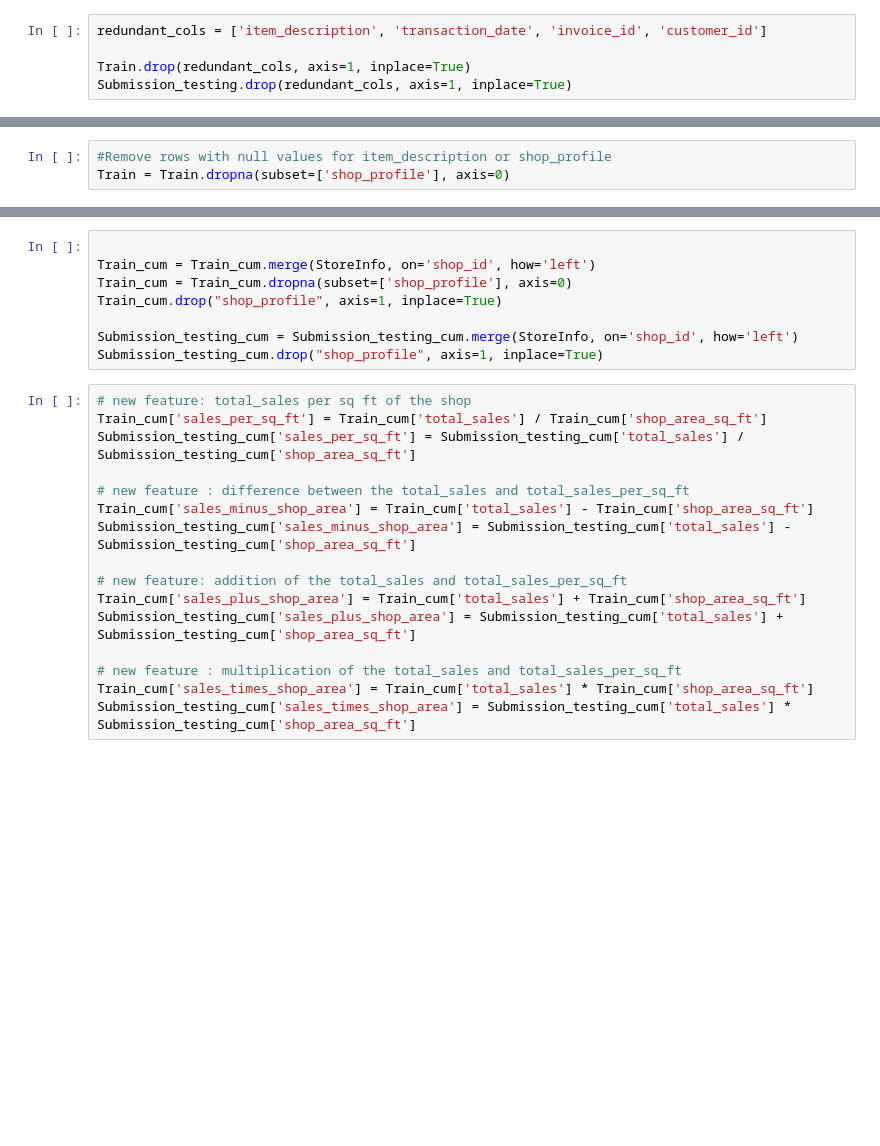
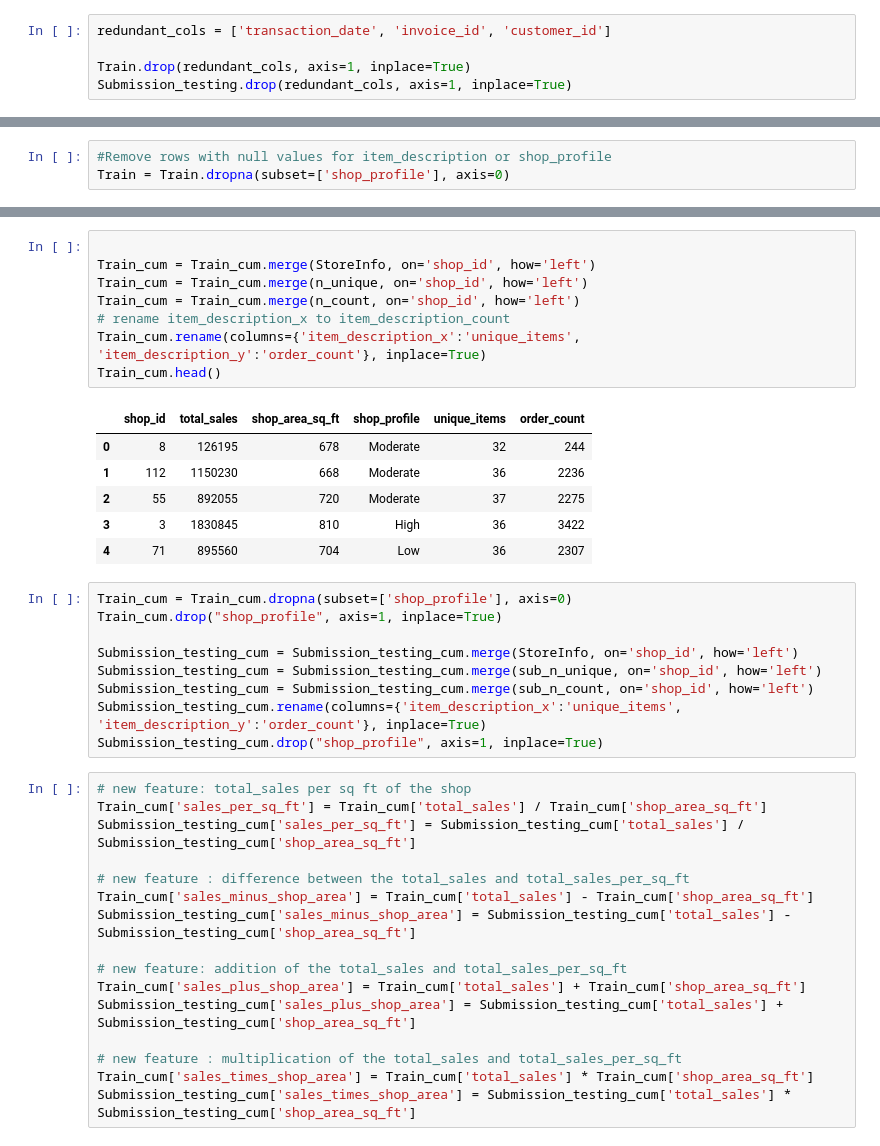
Before and after one commit to AnoshanJ/Datastorm4.0, a Jupyter notebook: Day 2/NewSolution.ipynb, the cells around one changed output, grey strips where cells are left out. Saved outputs shown, nothing was run; the diff lists cells and outputs as text; blank space fills up the shorter version.

```diff
--- a/Day 2/NewSolution.ipynb
+++ b/Day 2/NewSolution.ipynb
@@ -39,5 +41,5 @@ Train.to_csv('CombinedData.csv', index=False)
 # %%
-redundant_cols = ['item_description', 'transaction_date', 'invoice_id', 'customer_id']
+redundant_cols = ['transaction_date', 'invoice_id', 'customer_id']
 
 Train.drop(redundant_cols, axis=1, inplace=True)
 Submission_testing.drop(redundant_cols, axis=1, inplace=True)
@@ -66,13 +110,29 @@ Submission_testing['total_sales']= Submission_testing['item_price'] * Submission
 
 Train_cum = Train.groupby(['shop_id'], sort=False).agg({'total_sales':'sum'})
 Submission_testing_cum = Submission_testing.groupby(['shop_id'], sort='False').agg({'total_sales':'sum'})
+# %%
+
+Train_cum = Train_cum.merge(StoreInfo, on='shop_id', how='left')
+Train_cum = Train_cum.merge(n_unique, on='shop_id', how='left')
+Train_cum = Train_cum.merge(n_count, on='shop_id', how='left')
+# rename item_description_x to item_description_count
+Train_cum.rename(columns={'item_description_x':'unique_items', 'item_description_y':'order_count'}, inplace=True)
+Train_cum.head()
+# %% [output]
+|  | shop_id | total_sales | shop_area_sq_ft | shop_profile | unique_items | order_count |
+| 0 | 8 | 126195 | 678 | Moderate | 32 | 244 |
+| 1 | 112 | 1150230 | 668 | Moderate | 36 | 2236 |
+| 2 | 55 | 892055 | 720 | Moderate | 37 | 2275 |
+| 3 | 3 | 1830845 | 810 | High | 36 | 3422 |
+| 4 | 71 | 895560 | 704 | Low | 36 | 2307 |
 # %%
-
-Train_cum = Train_cum.merge(StoreInfo, on='shop_id', how='left')
 Train_cum = Train_cum.dropna(subset=['shop_profile'], axis=0)
 Train_cum.drop("shop_profile", axis=1, inplace=True)
 
 Submission_testing_cum = Submission_testing_cum.merge(StoreInfo, on='shop_id', how='left')
+Submission_testing_cum = Submission_testing_cum.merge(sub_n_unique, on='shop_id', how='left')
+Submission_testing_cum = Submission_testing_cum.merge(sub_n_count, on='shop_id', how='left')
+Submission_testing_cum.rename(columns={'item_description_x':'unique_items', 'item_description_y':'order_count'}, inplace=True)
 Submission_testing_cum.drop("shop_profile", axis=1, inplace=True)
 # %%
 # new feature: total_sales per sq ft of the shop
```
Also changed, not shown: parts of 32 cells of this notebook, 1 other file.
